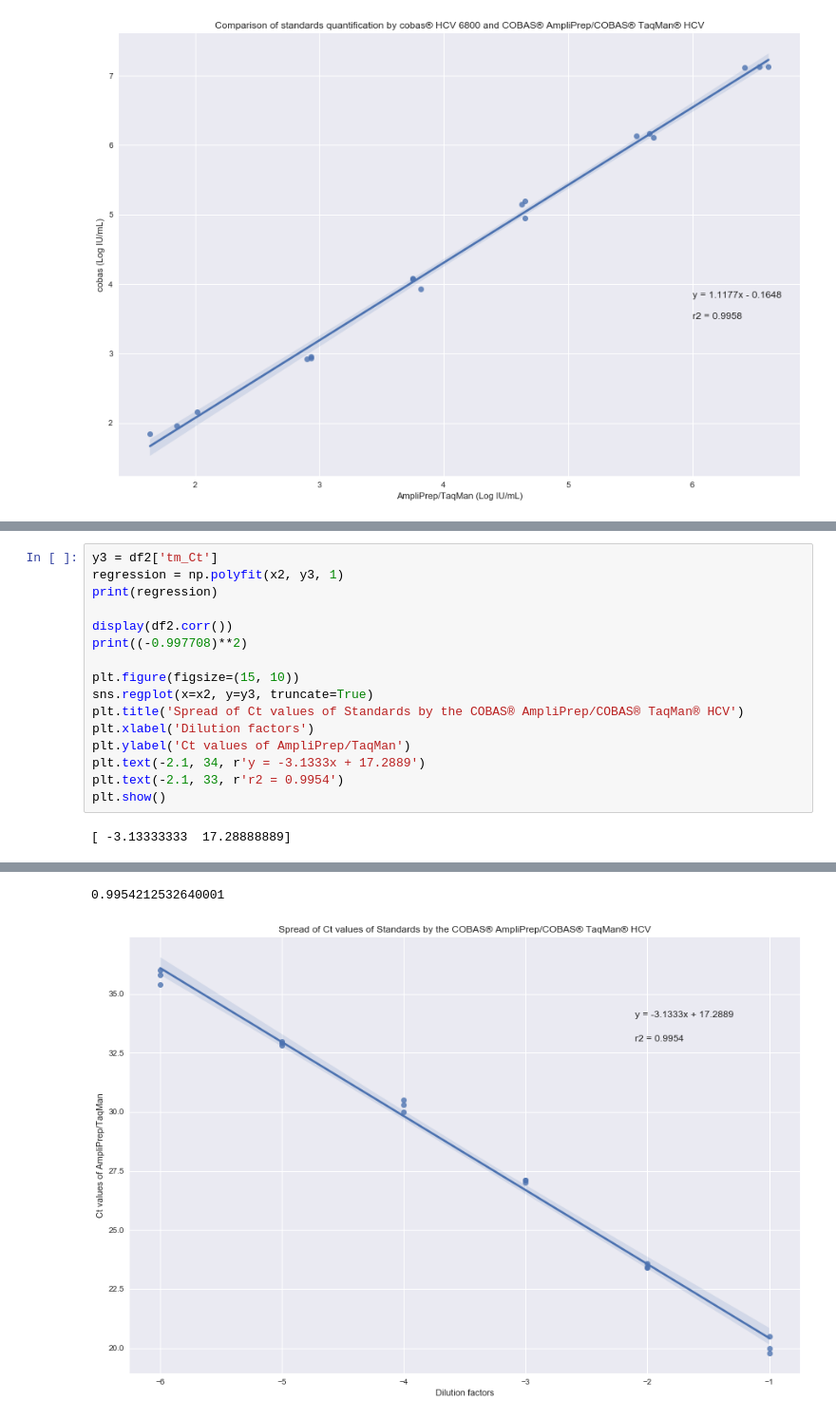
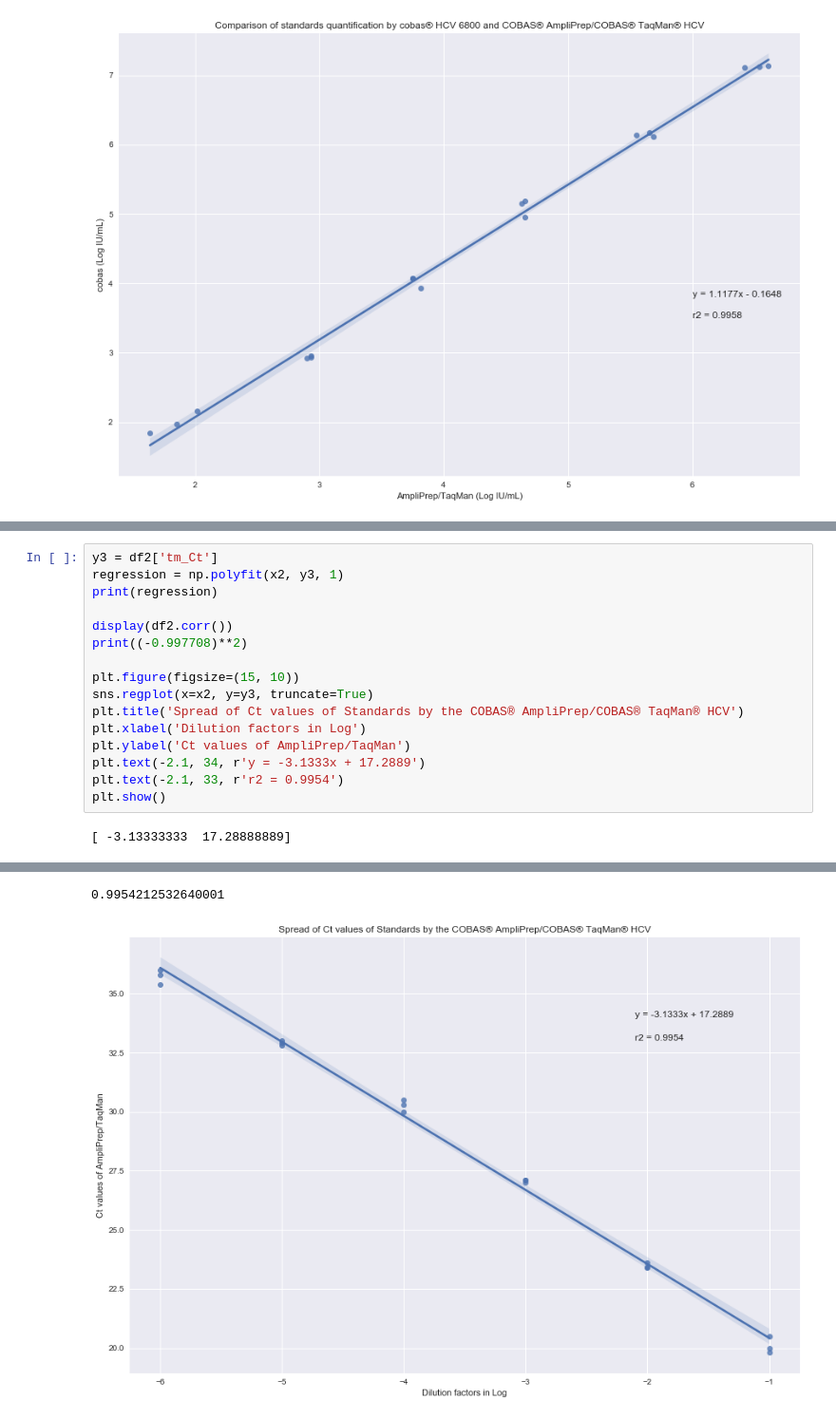
Before and after one commit to hkailee/LabValidationPlots, a Jupyter notebook: workingTable.ipynb, the cells around one changed output, grey strips where cells are left out. Shown: that part at 95% size. Saved outputs shown, nothing was run; the diff lists cells and outputs as text.

```diff
--- a/workingTable.ipynb
+++ b/workingTable.ipynb
@@ -241,30 +244,30 @@ See the caveats in the documentation: http://pandas.pydata.org/pandas-docs/stabl
 # %%
 y3 = df2['tm_Ct']
 regression = np.polyfit(x2, y3, 1)
 print(regression)
 
 display(df2.corr())
 print((-0.997708)**2)
 
 plt.figure(figsize=(15, 10))
 sns.regplot(x=x2, y=y3, truncate=True)
 plt.title('Spread of Ct values of Standards by the COBAS® AmpliPrep/COBAS® TaqMan® HCV')
-plt.xlabel('Dilution factors')
+plt.xlabel('Dilution factors in Log')
 plt.ylabel('Ct values of AmpliPrep/TaqMan')
 plt.text(-2.1, 34, r'y = -3.1333x + 17.2889')
 plt.text(-2.1, 33, r'r2 = 0.9954')
 plt.show()
 # %% [output]
 [ -3.13333333  17.28888889]
 |  | Run | Dilution_Factor | tm_Log | cb_Log | cb_Ct | cb_IC_Ct | tm_Ct | tm_IC_Ct | Log_Dilution_Factor |
 | Run | 1.000000e+00 | -2.578987e-17 | 0.027591 | -0.001919 | 0.000662 | -0.045187 | -0.008880 | 0.018353 | 0.000000 |
 | Dilution_Factor | -2.578987e-17 | 1.000000e+00 | 0.702543 | 0.701638 | -0.696789 | -0.032405 | -0.733604 | 0.029277 | 0.707482 |
 | tm_Log | 2.759133e-02 | 7.025434e-01 | 1.000000 | 0.997895 | -0.997716 | -0.467083 | -0.997104 | 0.087004 | 0.998344 |
 | cb_Log | -1.919072e-03 | 7.016380e-01 | 0.997895 | 1.000000 | -0.999568 | -0.458389 | -0.997036 | 0.106534 | 0.998921 |
 | cb_Ct | 6.622313e-04 | -6.967892e-01 | -0.997716 | -0.999568 | 1.000000 | 0.483055 | 0.996833 | -0.100122 | -0.999133 |
 | cb_IC_Ct | -4.518660e-02 | -3.240526e-02 | -0.467083 | -0.458389 | 0.483055 | 1.000000 | 0.447703 | 0.126600 | -0.474553 |
 | tm_Ct | -8.880236e-03 | -7.336041e-01 | -0.997104 | -0.997036 | 0.996833 | 0.447703 | 1.000000 | -0.092569 | -0.997708 |
 | tm_IC_Ct | 1.835306e-02 | 2.927725e-02 | 0.087004 | 0.106534 | -0.100122 | 0.126600 | -0.092569 | 1.000000 | 0.101938 |
 | Log_Dilution_Factor | 0.000000e+00 | 7.074817e-01 | 0.998344 | 0.998921 | -0.999133 | -0.474553 | -0.997708 | 0.101938 | 1.000000 |
 0.9954212532640001
-[figure, old version]
+[figure, new version]
```
Also changed, not shown: parts of 5 cells of this notebook, 5 other files.
